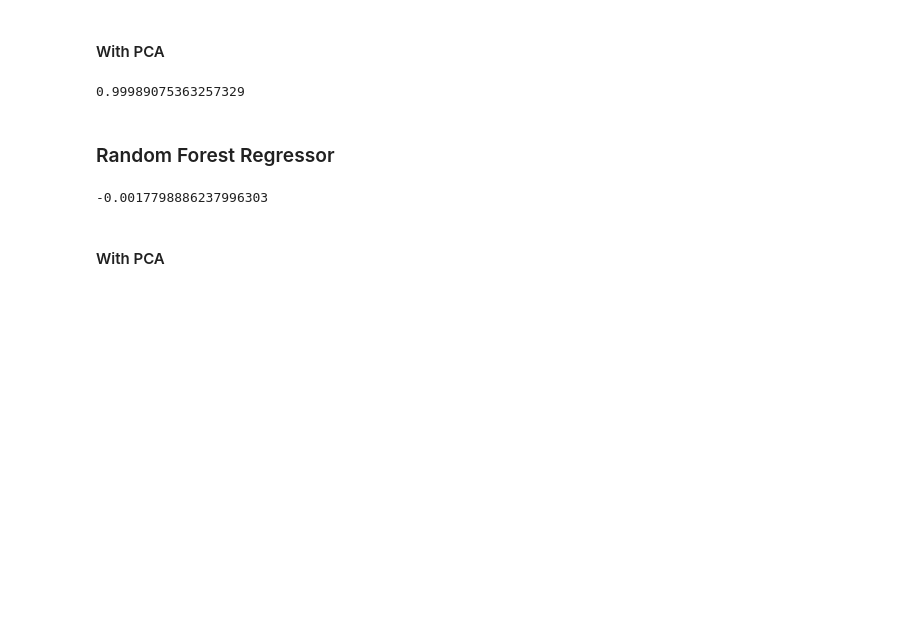
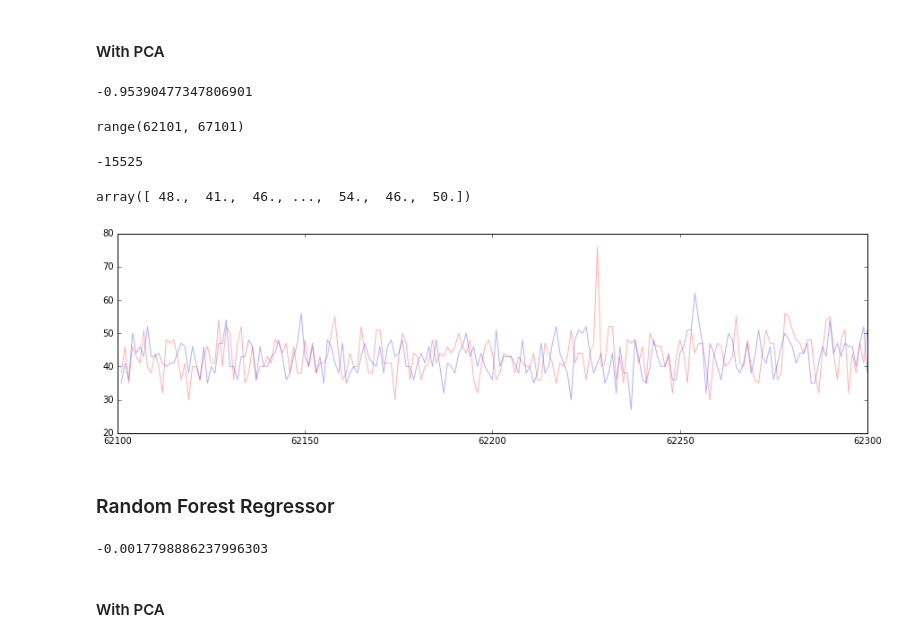
Before and after one commit to AronForero/ICFESProject, a Jupyter notebook: New_Project/Predictors/2000.ipynb, the cells around one changed output. Saved outputs shown, nothing was run; the diff lists cells and outputs as text; code cells hidden in the pictures; blank space fills up the shorter version.

Commit message:
Another section was added to the analysis side, and the testing with predictors continue

```diff
--- a/New_Project/Predictors/2000.ipynb
+++ b/New_Project/Predictors/2000.ipynb
@@ -154,2 +192,3 @@ svr_bio = SVR()
 # %%
-svr_bio.fit(X_train, y_train['PUNT_BIOLOGIA'])
+PR = LinearRegression()
+PR.fit(new_X_train, y_train['PUNT_BIOLOGIA'])
@@ -174,6 +236,6 @@ Bio_Tree.score(X_test, y_test['PUNT_BIOLOGIA'])
 #### With PCA
 # %%
 Bio_Tree.fit(Xp_train, y_train['PUNT_BIOLOGIA'])
-Bio_Tree.score(Xp_train, y_train['PUNT_BIOLOGIA'])
+Bio_Tree.score(Xp_test, y_test['PUNT_BIOLOGIA'])
 # %% [output]
-0.99989075363257329
+-0.95390477347806901
@@ -180,3 +244,22 @@ Bio_Tree.score(Xp_train, y_train['PUNT_BIOLOGIA'])
+# %%
+range(math.ceil(X.shape[0]*0.8), X.shape[0])[0:5000]
+# %% [output]
+range(62101, 67101)
+# %%
+62101-77626
+# %% [output]
+-15525
+# %%
+Bio_Tree.predict(Xp_test)[4001:]
+# %% [output]
+array([ 48.,  41.,  46., ...,  54.,  46.,  50.])
+# %%
+plt.figure(figsize=(15,4))
+xl = range(math.ceil(X.shape[0]*0.8), X.shape[0])
+plt.plot(xl[0:200], y_test['PUNT_BIOLOGIA'][0:200], alpha=0.3);
+plt.plot(xl[0:200], Bio_Tree.predict(Xp_test)[0:200], alpha=0.3, color='red');
+# %% [output]
+[figure, added]
 # %% [markdown]
 ### Random Forest Regressor
 # %%
```
Also changed, not shown: parts of 50 cells of this notebook, 2 other files.
